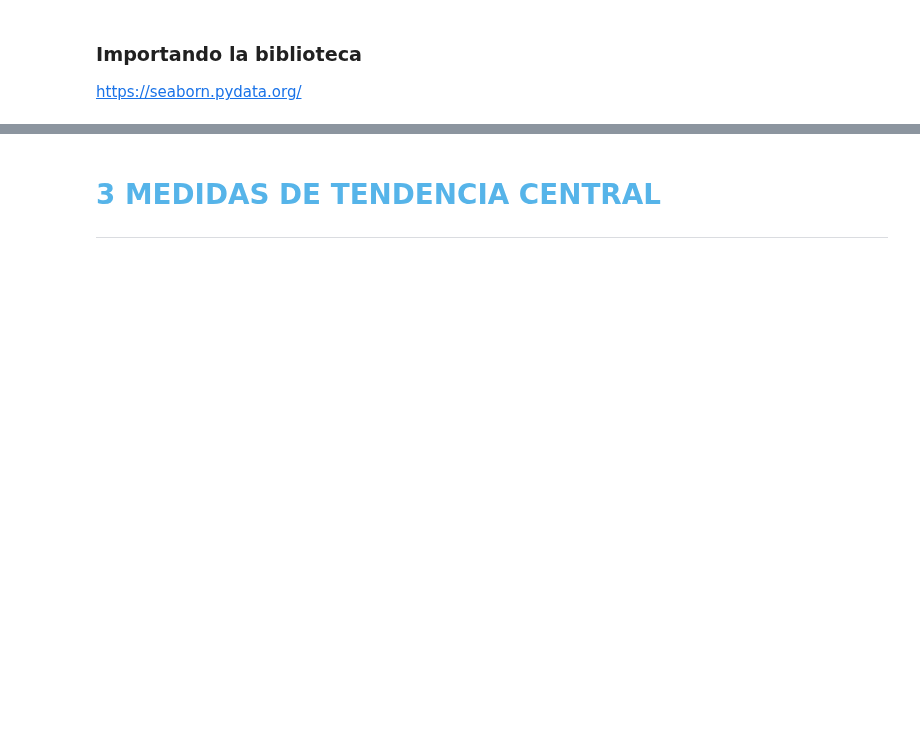
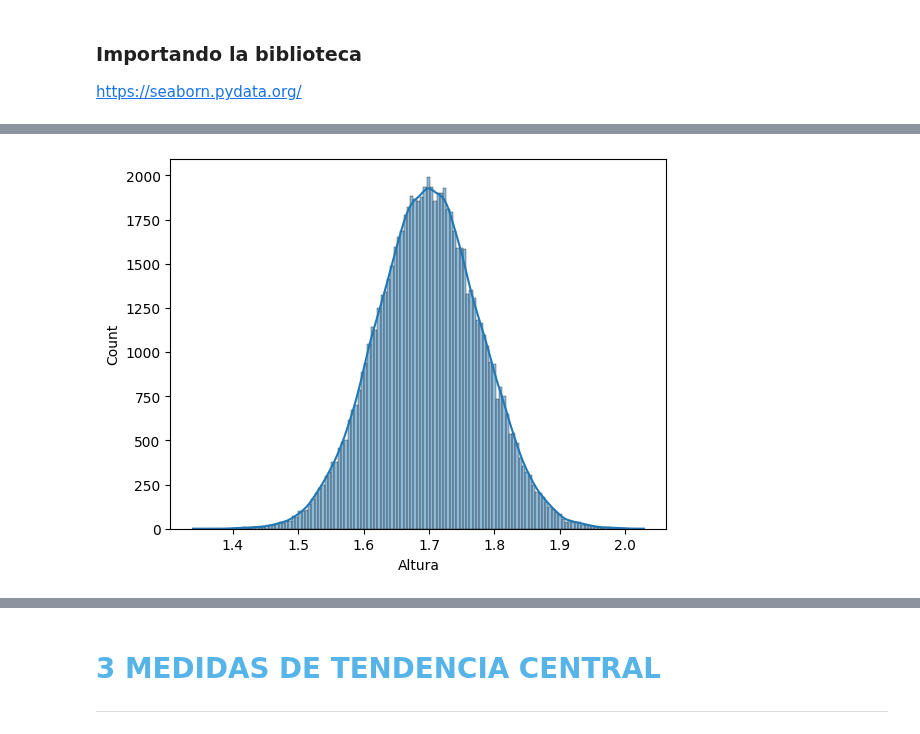
Before and after one commit to Nataliahfk/estadistica_python, a Jupyter notebook: curso_de_estadistica_con_python_1.ipynb, the cells around one changed output, grey strips where cells are left out. Cells and saved outputs as stored; diff of their text form; code cells hidden in the pictures; blank space fills up the shorter version.

```diff
--- a/curso_de_estadistica_con_python_1.ipynb
+++ b/curso_de_estadistica_con_python_1.ipynb
@@ -433,0 +566,6 @@ https://seaborn.pydata.org/
+# %%
+ax = sns.histplot(datos.Altura, kde = True) # histplot es histograma
+
+# kde es estimación de densidad por núcleo / kde=False → solo barras / kde=True → barras + curva suave que indica dónde se concentran más los datos.
+# %% [output]
+[figure, added]
```
Also changed, not shown: parts of 16 cells of this notebook.
